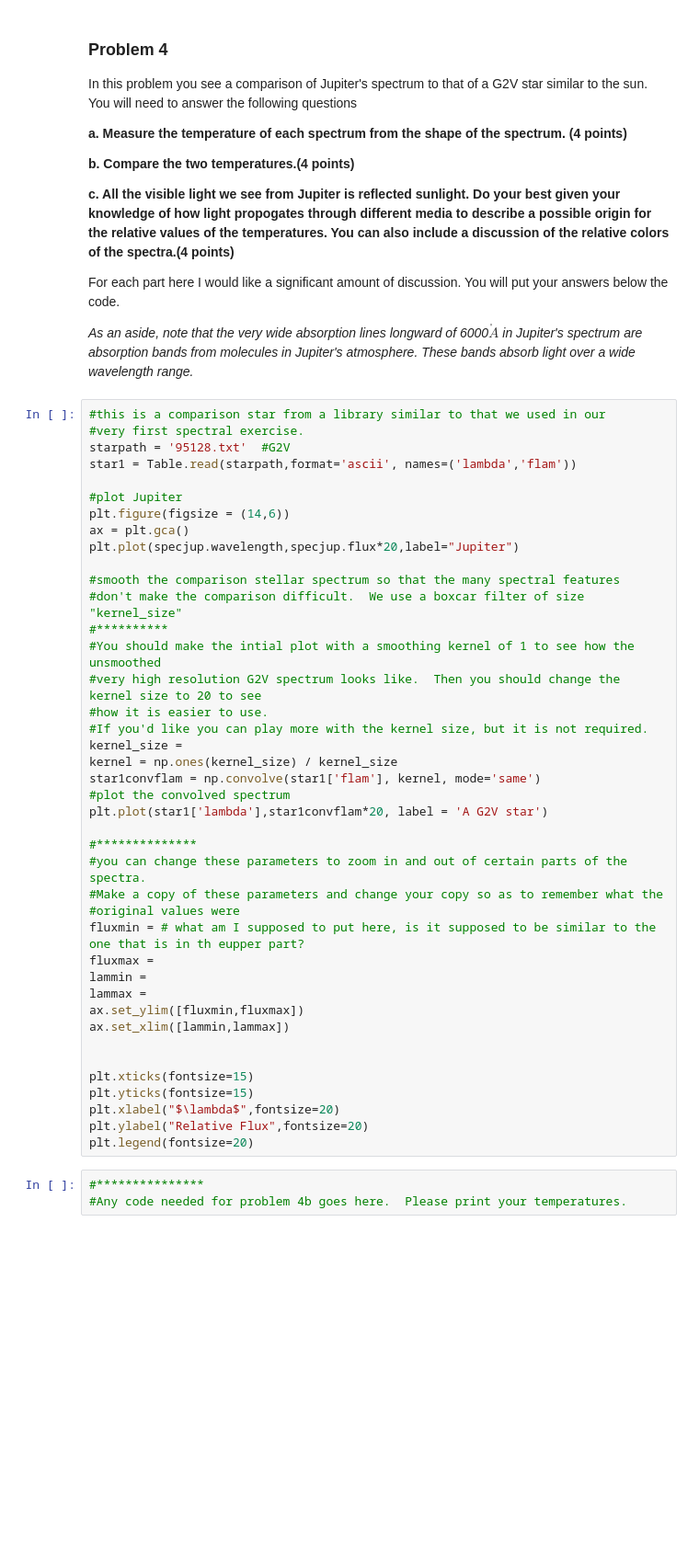
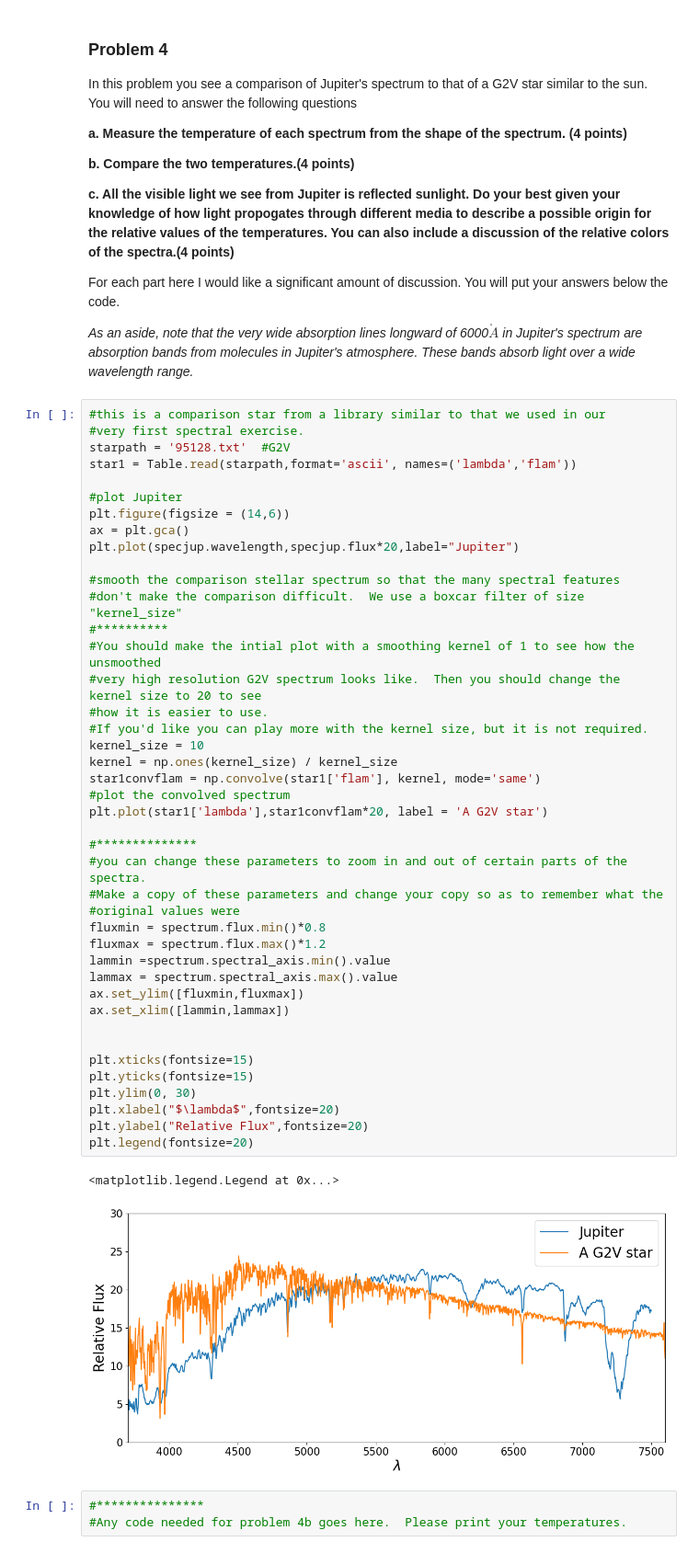
Before and after one commit to Lucc005/Analysis_real_spectra_student, a Jupyter notebook: analysis_real_spectra.student.ipynb, the cells around one changed output. Shown: that part at 92% size. Cells and saved outputs as stored; diff of their text form; blank space fills up the shorter version.

```diff
--- a/analysis_real_spectra.student.ipynb
+++ b/analysis_real_spectra.student.ipynb
@@ -418,38 +428,42 @@ star1 = Table.read(starpath,format='ascii', names=('lambda','flam'))
 #plot Jupiter
 plt.figure(figsize = (14,6))
 ax = plt.gca()
 plt.plot(specjup.wavelength,specjup.flux*20,label="Jupiter")
 
 #smooth the comparison stellar spectrum so that the many spectral features
 #don't make the comparison difficult.  We use a boxcar filter of size "kernel_size"
 #**********
 #You should make the intial plot with a smoothing kernel of 1 to see how the unsmoothed
 #very high resolution G2V spectrum looks like.  Then you should change the kernel size to 20 to see
 #how it is easier to use.
 #If you'd like you can play more with the kernel size, but it is not required.
-kernel_size =
+kernel_size = 10
 kernel = np.ones(kernel_size) / kernel_size
 star1convflam = np.convolve(star1['flam'], kernel, mode='same')
 #plot the convolved spectrum
 plt.plot(star1['lambda'],star1convflam*20, label = 'A G2V star')
 
 #**************
 #you can change these parameters to zoom in and out of certain parts of the spectra.
 #Make a copy of these parameters and change your copy so as to remember what the
 #original values were
-fluxmin = # what am I supposed to put here, is it supposed to be similar to the one that is in th eupper part?
-fluxmax =
-lammin =
-lammax =
+fluxmin = spectrum.flux.min()*0.8
+fluxmax = spectrum.flux.max()*1.2
+lammin =spectrum.spectral_axis.min().value
+lammax = spectrum.spectral_axis.max().value
 ax.set_ylim([fluxmin,fluxmax])
 ax.set_xlim([lammin,lammax])
 
 
 plt.xticks(fontsize=15)
 plt.yticks(fontsize=15)
+plt.ylim(0, 30)
 plt.xlabel("$\lambda$",fontsize=20)
 plt.ylabel("Relative Flux",fontsize=20)
 plt.legend(fontsize=20)
+# %% [output]
+<matplotlib.legend.Legend at 0x...>
+[figure, added]
 # %%
 #***************
 #Any code needed for problem 4b goes here.  Please print your temperatures.
```
Also changed, not shown: parts of 7 cells of this notebook.
